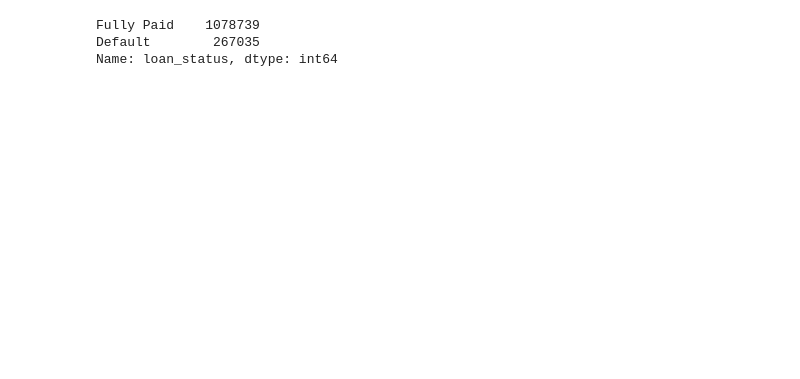
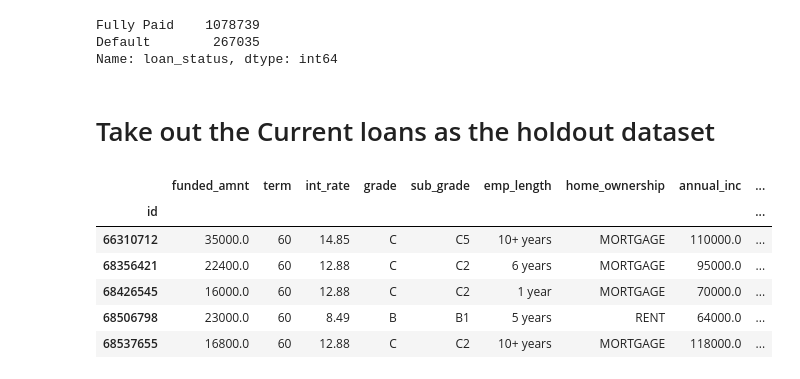
Before and after one commit to bbzou/LC_Capstone, a Jupyter notebook: Austin/03_Imputing_Data_Frame.ipynb, the cells around one changed output. Drawn from its saved outputs; the diff is of its cells as text; code cells hidden in the pictures; blank space fills up the shorter version.

```diff
--- a/Austin/03_Imputing_Data_Frame.ipynb
+++ b/Austin/03_Imputing_Data_Frame.ipynb
@@ -101,3 +106,17 @@ final_df.loan_status.value_counts()
 Fully Paid    1078739
 Default        267035
 Name: loan_status, dtype: int64
+# %% [markdown]
+# Take out the Current loans as the holdout dataset
+# %%
+holdout_df=df[df['loan_status']=='Current']
+# %%
+holdout_df.head()
+# %% [output]
+|  | funded_amnt | term | int_rate | grade | sub_grade | emp_length | home_ownership | annual_inc | ... |
+| id |  |  |  |  |  |  |  |  | ... |
+| 66310712 | 35000.0 | 60 | 14.85 | C | C5 | 10+ years | MORTGAGE | 110000.0 | ... |
+| 68356421 | 22400.0 | 60 | 12.88 | C | C2 | 6 years | MORTGAGE | 95000.0 | ... |
+| 68426545 | 16000.0 | 60 | 12.88 | C | C2 | 1 year | MORTGAGE | 70000.0 | ... |
+| 68506798 | 23000.0 | 60 | 8.49 | B | B1 | 5 years | RENT | 64000.0 | ... |
+| 68537655 | 16800.0 | 60 | 12.88 | C | C2 | 10+ years | MORTGAGE | 118000.0 | ... |
```
Also changed, not shown: parts of 7 cells of this notebook, 20 other files.
